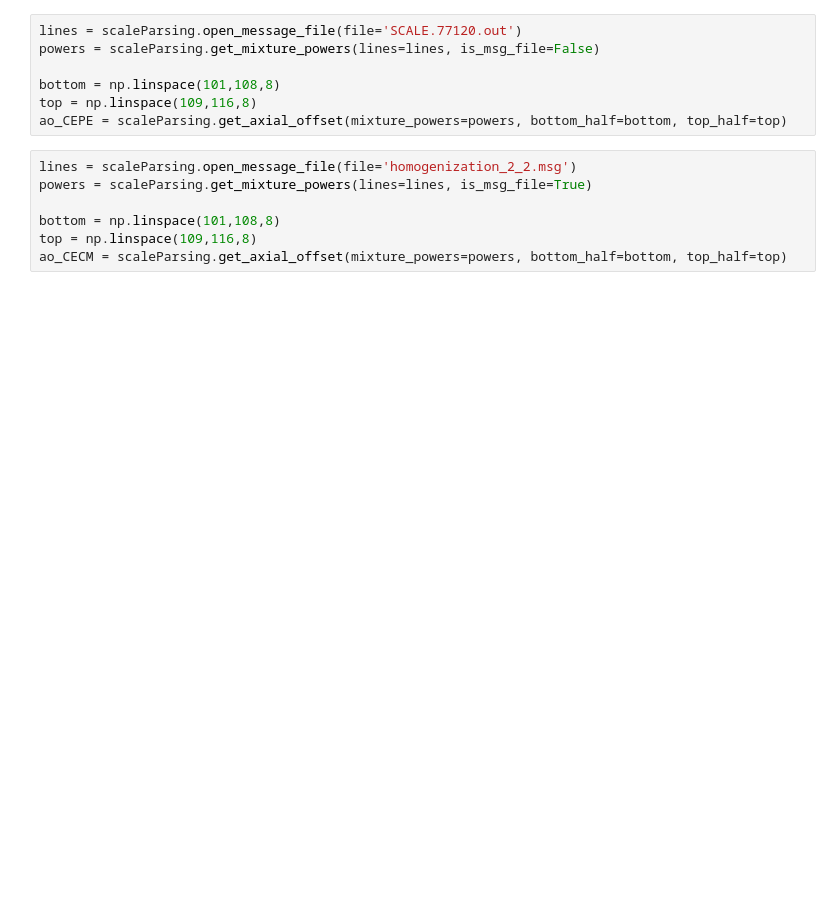
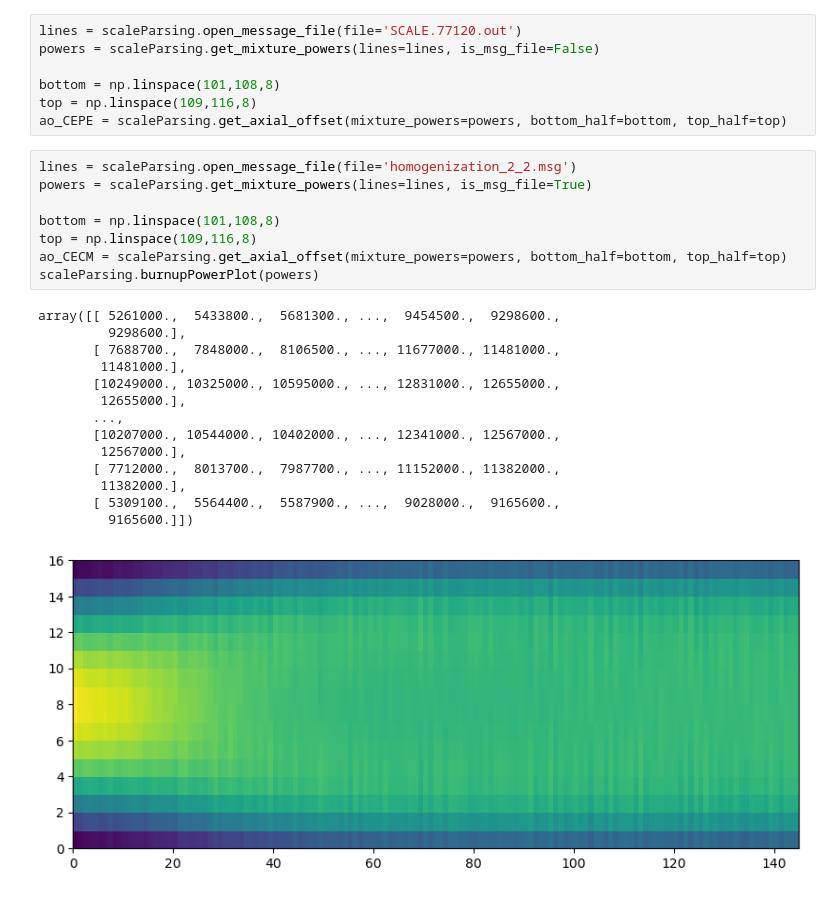
Before and after one commit to jfaulkner31/SCALETools, a Jupyter notebook: SCALEParser/testing.ipynb, the cells around one changed output. Cells and saved outputs as stored; diff of their text form; blank space fills up the shorter version.

```diff
--- a/SCALEParser/testing.ipynb
+++ b/SCALEParser/testing.ipynb
@@ -26,8 +58,24 @@ ao_CEPE = scaleParsing.get_axial_offset(mixture_powers=powers, bottom_half=botto
 # %%
 lines = scaleParsing.open_message_file(file='homogenization_2_2.msg')
 powers = scaleParsing.get_mixture_powers(lines=lines, is_msg_file=True)
 
 bottom = np.linspace(101,108,8)
 top = np.linspace(109,116,8)
 ao_CECM = scaleParsing.get_axial_offset(mixture_powers=powers, bottom_half=bottom, top_half=top)
+scaleParsing.burnupPowerPlot(powers)
+# %% [output]
+array([[ 5261000.,  5433800.,  5681300., ...,  9454500.,  9298600.,
+         9298600.],
+       [ 7688700.,  7848000.,  8106500., ..., 11677000., 11481000.,
+        11481000.],
+       [10249000., 10325000., 10595000., ..., 12831000., 12655000.,
+        12655000.],
+       ...,
+       [10207000., 10544000., 10402000., ..., 12341000., 12567000.,
+        12567000.],
+       [ 7712000.,  8013700.,  7987700., ..., 11152000., 11382000.,
+        11382000.],
+       [ 5309100.,  5564400.,  5587900., ...,  9028000.,  9165600.,
+         9165600.]])
+[figure, added]
 # %%
```
Also changed, not shown: parts of 4 cells of this notebook.
